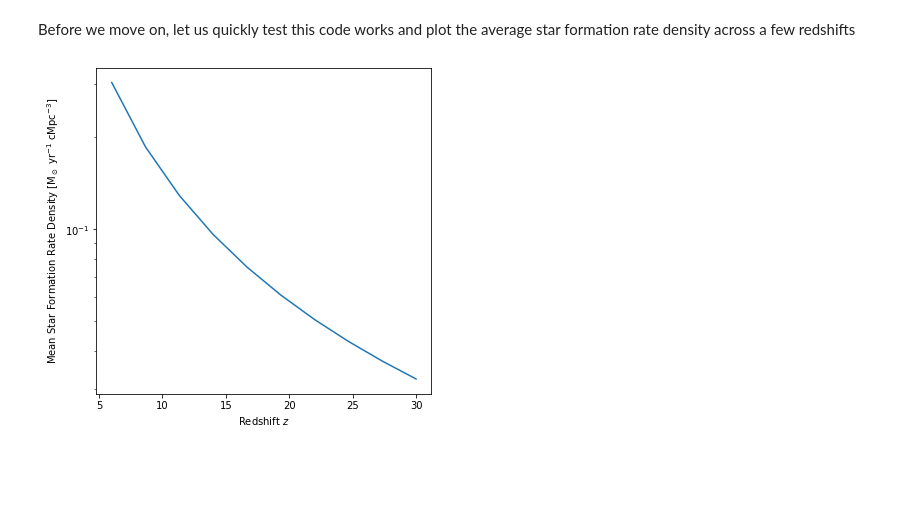
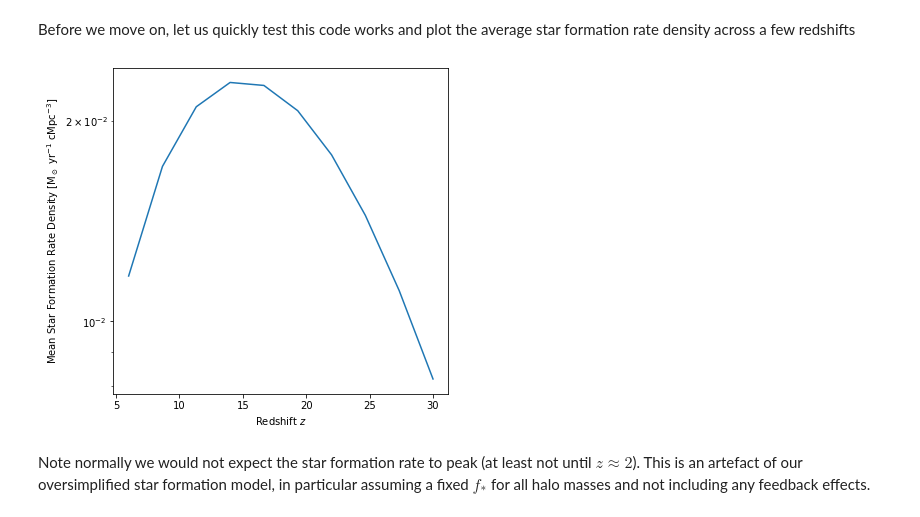
Before and after one commit to ThomasGesseyJones/DARA_21cm_Signal_Simulation, a Jupyter notebook: DARA_21cm_Signal_Simulation.ipynb, the cells around one changed output. Drawn from its saved outputs; the diff is of its cells as text; code cells hidden in the pictures; blank space fills up the shorter version.

Commit message:
Fixed star formation prescription

```diff
--- a/DARA_21cm_Signal_Simulation.ipynb
+++ b/DARA_21cm_Signal_Simulation.ipynb
@@ -336,17 +333,17 @@ def stellar_mass(redshift, f_star):
 
     # Update the mass thershold for each overdensity (updating is more efficient as can reuse parts of calculation)
     for idx, delta in enumerate(sample_overdensities):
-        mf.update(sigma_8=cosmological_sigma_8*(1 + delta))
+        create_mass_function.update(sigma_8=cosmological_sigma_8*(1 + delta))
 
         # Correct for hubble normalized units being used
-        halo_masses = mf.m / PLANCK_h
-        halo_mass_function = mf.dndm * PLANCK_h**4
+        halo_masses = create_mass_function.m / PLANCK_h
+        halo_mass_function = create_mass_function.dndm * PLANCK_h**4
 
-        # Integrate to find stellar mass density in Msol Mpc^-3 (performed in ln M for accuracy)
+        # Integrate to find stellar mass density in Msol cMpc^-3 (performed in ln M for accuracy)
         stellar_mass_density = trapz(f_star*F_GAS*(halo_masses**2)*halo_mass_function, np.log(halo_masses))
 
-        # Correct to comoving density and store
-        sample_solar_mass_densities[idx] = stellar_mass_density/((1+redshift)**3)
+        # Store correcting for comoving volume
+        sample_solar_mass_densities[idx] = stellar_mass_density
 
     # Setup the interpolator
     delta_to_solar_mass_fn = interp1d(sample_overdensities, sample_solar_mass_densities)
@@ -366,7 +363,7 @@ def star_formation_rate_density(redshift, f_star):
 
     # Conver this dz to time interval dt using standard LCDM formula
     dt = dz/ ((1 + redshift) * (PLANCK_h * 100 * np.sqrt(1 - PLANCK_Omega_m + PLANCK_Omega_m*((1 + redshift)**3))))
-    dt = dt * 3.09e16 / 3.16e7  # Convert to years
+    dt = dt * 3.09e19 / 3.16e7  # Convert to years
 
     # Calculate derivative
     return (stellar_mass_density_now - stellar_mass_density_dz_ago) / dt
@@ -376,15 +373,17 @@ density across a few redshifts
 # %%
 # Plot mean SFRD
 fig, ax = plt.subplots(figsize=(6,6))
 
 plotting_zs = np.linspace(6, 30, 10)  # What redshifts to use
 test_f_star = 0.01                    # Need a value of fstar
 
-ax.plot(plotting_zs, [np.mean(star_formation_rate_density(z, 0.01)) for z in plotting_zs])
+ax.plot(plotting_zs, [np.mean(star_formation_rate_density(z, test_f_star)) for z in plotting_zs])
 ax.set_yscale('log')
 ax.set_xlabel(r"Redshift $z$")
 ax.set_ylabel(r"Mean Star Formation Rate Density [M$_{\rm \odot}$ yr$^{-1}$ cMpc$^{-3}$]")
 plt.show()
 plt.close(fig)
 # %% [output]
-[figure, old version]
+[figure, new version]
+# %% [markdown]
+Note normally we would not expect the star formation rate to peak (at least not until $z \approx 2$). This is an artefact of our oversimplified star formation model, in particular assuming a fixed $f_*$ for all halo masses and not including any feedback effects.
```
Also changed, not shown: parts of 4 cells of this notebook.
